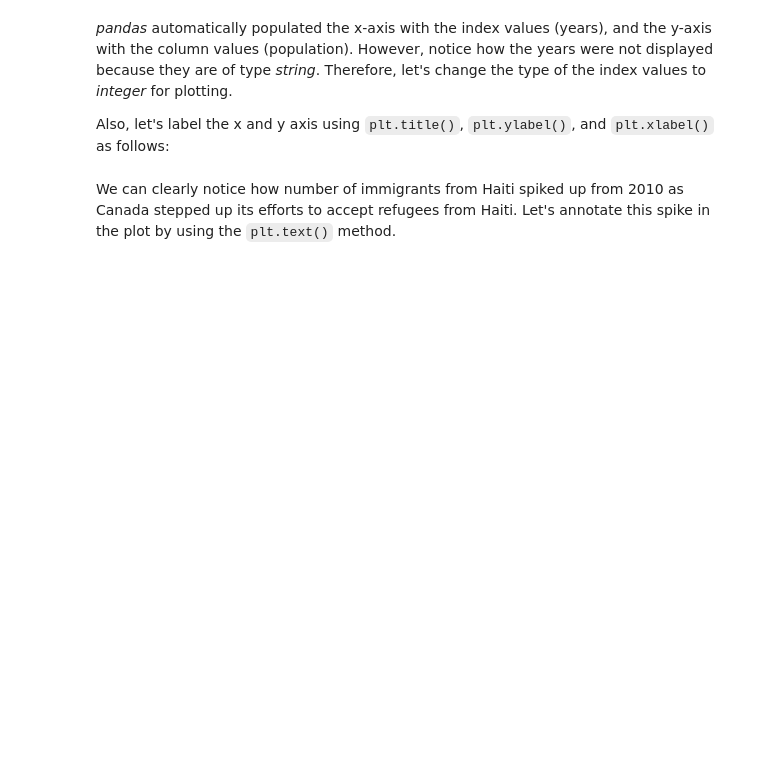
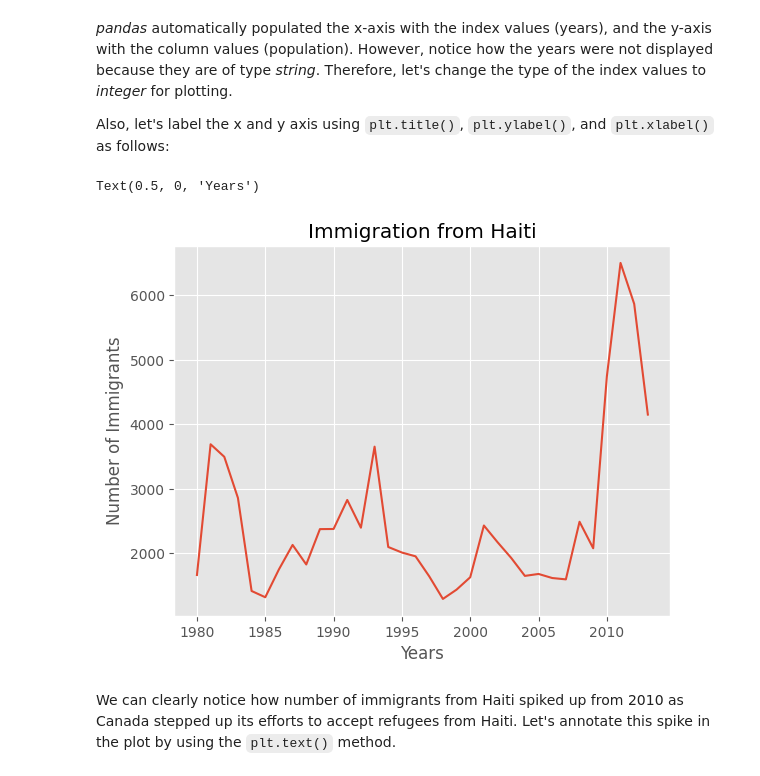
Before and after one commit to sammizewskiperscholas/pandas_demos, a Jupyter notebook: coursera_labs_visualization/DV0101EN-Exercise-Introduction-to-Matplotlib-and-Line-Plots.jupyterlite.ipynb, the cells around one changed output. Cells and saved outputs as stored; diff of their text form; code cells hidden in the pictures; blank space fills up the shorter version.

```diff
--- a/coursera_labs_visualization/DV0101EN-Exercise-Introduction-to-Matplotlib-and-Line-Plots.jupyterlite.ipynb
+++ b/coursera_labs_visualization/DV0101EN-Exercise-Introduction-to-Matplotlib-and-Line-Plots.jupyterlite.ipynb
@@ -342,5 +687,16 @@ Next, we will plot a line plot by appending `.plot()` to the `haiti` dataframe.
 *pandas* automatically populated the x-axis with the index values (years), and the y-axis with the column values (population). However, notice how the years were not displayed because they are of type *string*. Therefore, let's change the type of the index values to *integer* for plotting.
 
 Also, let's label the x and y axis using `plt.title()`, `plt.ylabel()`, and `plt.xlabel()` as follows:
+# %%
+haiti.index= haiti.index.astype('int')
+haiti.index
+
+haiti.plot()
+plt.title('Immigration from Haiti')
+plt.ylabel('Number of Immigrants')
+plt.xlabel('Years')
+# %% [output]
+Text(0.5, 0, 'Years')
+[figure, added]
 # %% [markdown]
 We can clearly notice how number of immigrants from Haiti spiked up from 2010 as Canada stepped up its efforts to accept refugees from Haiti. Let's annotate this spike in the plot by using the `plt.text()` method.
```
Also changed, not shown: parts of 31 cells of this notebook.
